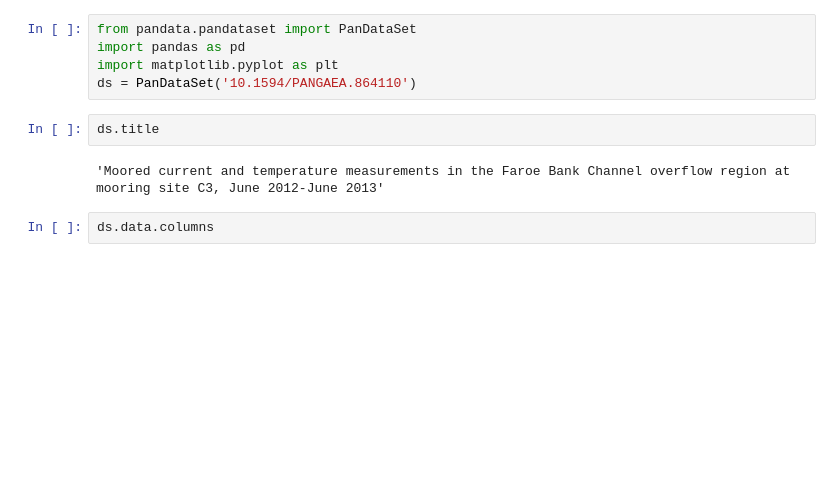
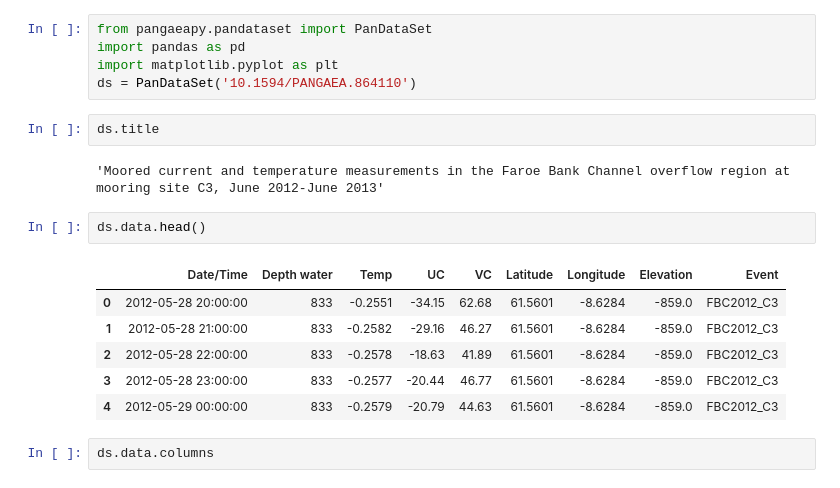
Before and after one commit to pangaea-data-publisher/pangaeapy, a Jupyter notebook: examples/ADCP.ipynb, the cells around one changed output. Cells and saved outputs as stored; diff of their text form; blank space fills up the shorter version.

```diff
--- a/examples/ADCP.ipynb
+++ b/examples/ADCP.ipynb
@@ -1,5 +1,5 @@
 # %%
-from pandata.pandataset import PanDataSet
+from pangaeapy.pandataset import PanDataSet
 import pandas as pd
 import matplotlib.pyplot as plt
 ds = PanDataSet('10.1594/PANGAEA.864110')
@@ -7,6 +7,15 @@ ds = PanDataSet('10.1594/PANGAEA.864110')
 ds.title
 # %% [output]
 'Moored current and temperature measurements in the Faroe Bank Channel overflow region at mooring site C3, June 2012-June 2013'
+# %%
+ds.data.head()
+# %% [output]
+|  | Date/Time | Depth water | Temp | UC | VC | Latitude | Longitude | Elevation | Event |
+| 0 | 2012-05-28 20:00:00 | 833 | -0.2551 | -34.15 | 62.68 | 61.5601 | -8.6284 | -859.0 | FBC2012_C3 |
+| 1 | 2012-05-28 21:00:00 | 833 | -0.2582 | -29.16 | 46.27 | 61.5601 | -8.6284 | -859.0 | FBC2012_C3 |
+| 2 | 2012-05-28 22:00:00 | 833 | -0.2578 | -18.63 | 41.89 | 61.5601 | -8.6284 | -859.0 | FBC2012_C3 |
+| 3 | 2012-05-28 23:00:00 | 833 | -0.2577 | -20.44 | 46.77 | 61.5601 | -8.6284 | -859.0 | FBC2012_C3 |
+| 4 | 2012-05-29 00:00:00 | 833 | -0.2579 | -20.79 | 44.63 | 61.5601 | -8.6284 | -859.0 | FBC2012_C3 |
 # %%
 ds.data.columns
 # %% [output]
```
Also changed, not shown: parts of 5 cells of this notebook.
